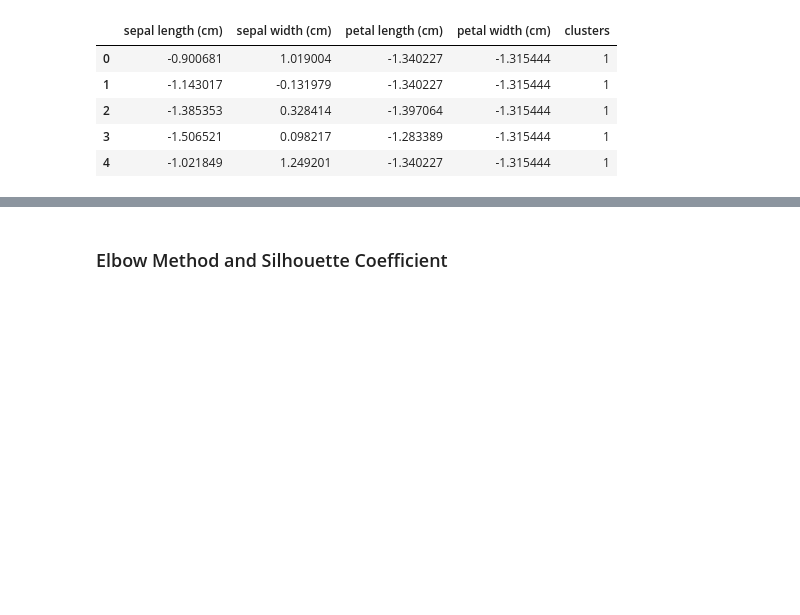
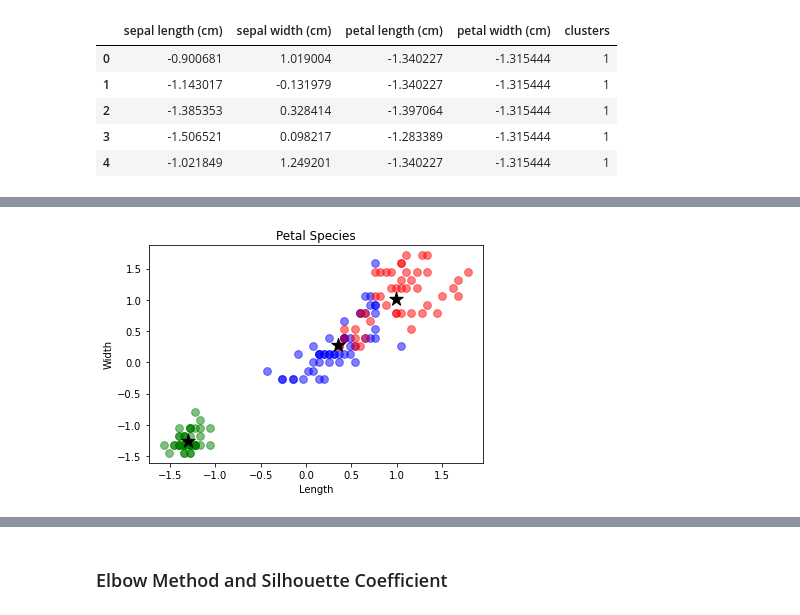
Before and after one commit to MrSkillage/Emerging-Technologies-Tasks, a Jupyter notebook: Tasks.ipynb, the cells around one changed output, grey strips where cells are left out. Cells and saved outputs as stored; diff of their text form; code cells hidden in the pictures; blank space fills up the shorter version.

```diff
--- a/Tasks.ipynb
+++ b/Tasks.ipynb
@@ -402,0 +418,5 @@ kmeans.inertia_
+# %%
+# Set the number of clusters to 3 and predict based on the scaled_iris set
+kmeans = KMeans(n_clusters=3)
+y_predicted = kmeans.fit_predict(scaled_iris)
+y_predicted
@@ -419,6 +440,7 @@ array([1, 1, 1, 1, 1, 1, 1, 1, 1, 1, 1, 1, 1, 1, 1, 1, 1, 1, 1, 1, 1, 1,
 # %%
+# Create new DataFrame to using the scaled_iris and add the clusters
 dF = pd.DataFrame(scaled_iris, columns=iris.feature_names)
-dF['clusters'] = kmeans.labels_
+dF['clusters'] = y_predicted
 dF.head()
 # %% [output]
 |  | sepal length (cm) | sepal width (cm) | petal length (cm) | petal width (cm) | clusters |
@@ -429,0 +459,12 @@ dF.head()
+# %%
+# Plot all 3 clusters with centroids for Petal length & width
+plt.scatter(df_1['petal length (cm)'], df_1['petal width (cm)'], s=60, color='blue', alpha=0.5)
+plt.scatter(df_2['petal length (cm)'], df_2['petal width (cm)'], s=60, color='green', alpha=0.5)
+plt.scatter(df_3['petal length (cm)'], df_3['petal width (cm)'], s=60, color='red', alpha=0.5)
+plt.scatter(kmeans.cluster_centers_[:,2], kmeans.cluster_centers_[:,3], s=200, color='black', marker='*', label='centroid')
+plt.title('Petal Species')
+plt.xlabel('Length')
+plt.ylabel('Width')
+plt.show()
+# %% [output]
+[figure, added]
```
Also changed, not shown: parts of 30 cells of this notebook.
